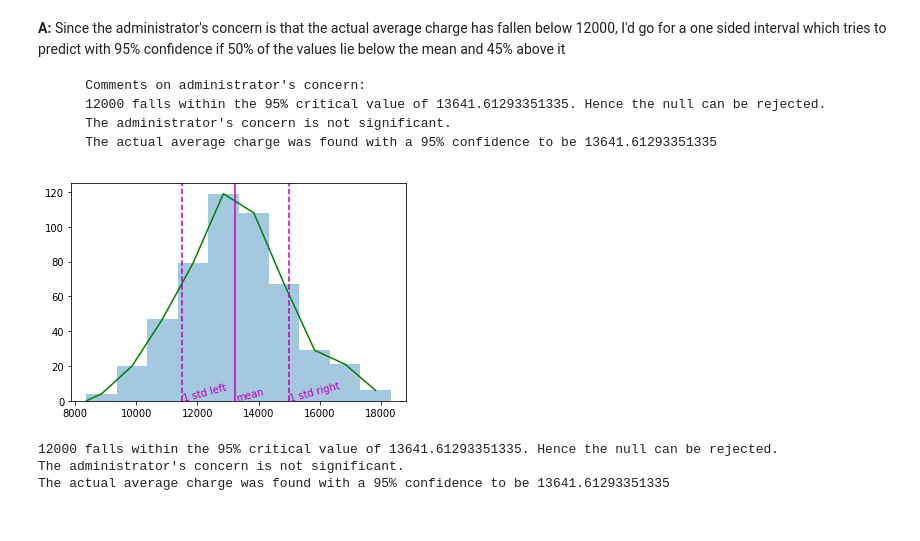
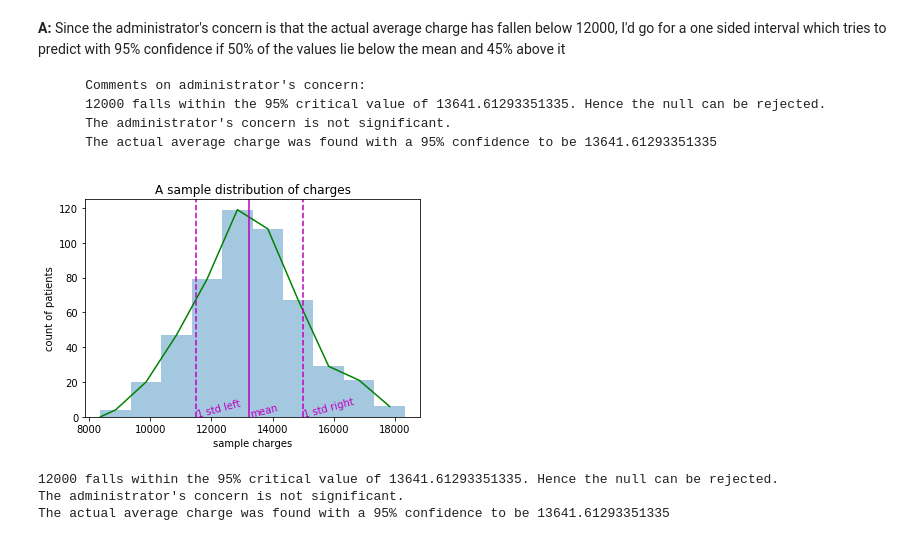
Before and after one commit to ganeshrajanbaboo/ganeshspring, a Jupyter notebook: inferential_statistics_1b-Q6.25_complete.ipynb, the cells around one changed output. Cells and saved outputs as stored; diff of their text form; code cells hidden in the pictures.

```diff
--- a/inferential_statistics_1b-Q6.25_complete.ipynb
+++ b/inferential_statistics_1b-Q6.25_complete.ipynb
@@ -88,7 +88,12 @@ def hist(data=medical['charges']):
     _ = plt.axvline(s2, color='m', ls='--')
     plt.text(s2, 0, '1 std right', rotation=15, color='m')
 hist()
+plt.title('Histogram of charges')
+plt.xlabel("charges")
+plt.ylabel("count")
 #boxplot of charges
 plt.subplot(1,2,2)
 _ = plt.boxplot(medical['charges'])
+plt.ylabel("charges")
+_ = plt.title('Box plot of charges')
 # %% [output]
@@ -120,25 +125,28 @@ __A:__ Since the administrator's concern is that the actual average charge has f
 # %%
 seed(47)
 #Create a population of 100000 patients for the mean and standard deviation of the charges of the sample obtained
 #As we are extending the sample statistics into the population, we'll use a standard deviation with degrees of freedom n-1
 std_charges_pop = np.std(medical['charges'], ddof=1)
 pop_charges = np.random.normal(mean_charges, std_charges_pop, size=100000)
 
 #Define a charges sampler
 def charges_sampler(n):
     return np.random.choice(pop_charges, n)
 
 #Define a mean of n sample trials
 def mean_sample(n=50):
     return np.mean(charges_sampler(n))
 
 #Sample 50 means 500 times from the population created above
 samp_dist_500 = np.array([mean_sample() for _ in range(500)])
 
 #plot histogram of the sample and mark the mean and standard deviation
 hist(samp_dist_500)
+_ = plt.title('A sample distribution of charges')
+_ = plt.xlabel('sample charges')
+_ = plt.ylabel('count of patients')
 # %% [output]
-[figure, old version]
+[figure, new version]
 # %%
 #The plot above was made under the CLT assumption that under large number of sampling the data approaches normal even
 #if the underlying population itself is not normal
```
Also changed, not shown: parts of 4 cells of this notebook, 1 other file.
